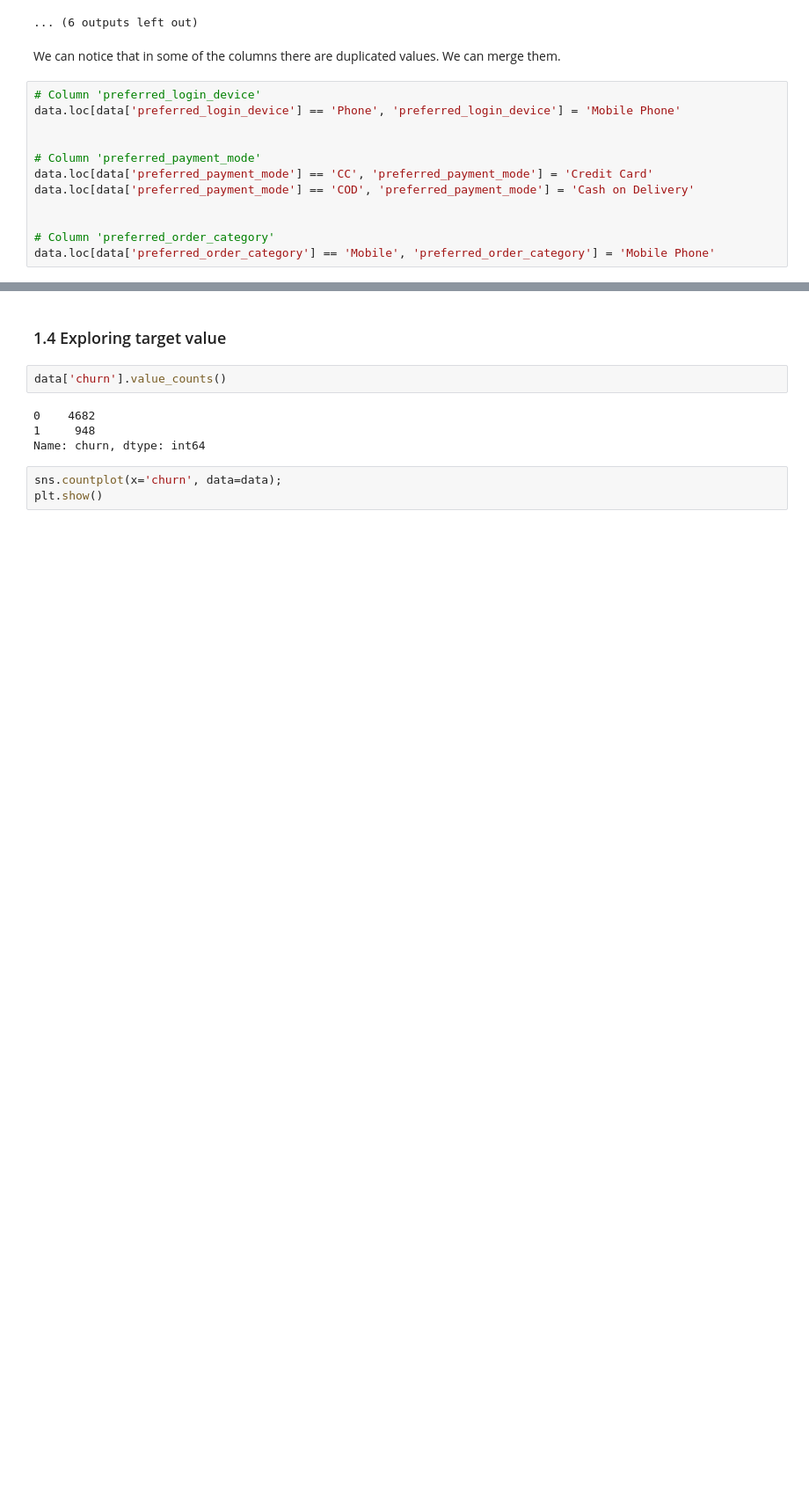
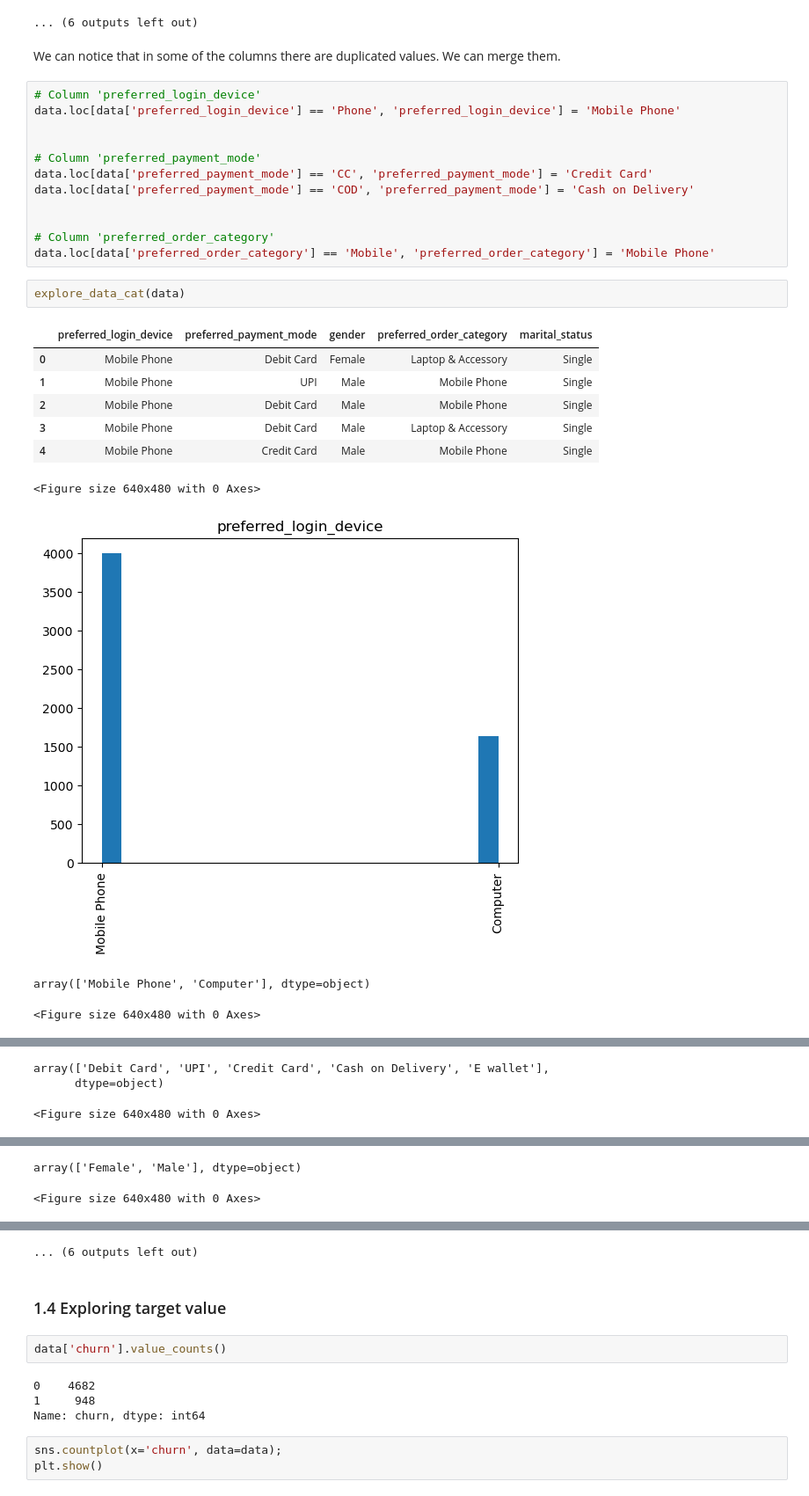
Before and after one commit to NovikovaJulia/mid-project, a Jupyter notebook: notebooks/Mid_Bootcamp_Project.ipynb, the cells around one changed output, grey strips where cells are left out. Shown at 88% size. Cells and saved outputs as stored; diff of their text form; blank space fills up the shorter version.

```diff
--- a/notebooks/Mid_Bootcamp_Project.ipynb
+++ b/notebooks/Mid_Bootcamp_Project.ipynb
@@ -352,3 +353,16 @@ data.loc[data['preferred_payment_mode'] == 'COD', 'preferred_payment_mode'] = 'C
 
 # Column 'preferred_order_category'
 data.loc[data['preferred_order_category'] == 'Mobile', 'preferred_order_category'] = 'Mobile Phone'
+# %%
+explore_data_cat(data)
+# %% [output]
+|  | preferred_login_device | preferred_payment_mode | gender | preferred_order_category | marital_status |
+| 0 | Mobile Phone | Debit Card | Female | Laptop & Accessory | Single |
+| 1 | Mobile Phone | UPI | Male | Mobile Phone | Single |
+| 2 | Mobile Phone | Debit Card | Male | Mobile Phone | Single |
+| 3 | Mobile Phone | Debit Card | Male | Laptop & Accessory | Single |
+| 4 | Mobile Phone | Credit Card | Male | Mobile Phone | Single |
+<Figure size 640x480 with 0 Axes>
+[figure, added]
+array(['Mobile Phone', 'Computer'], dtype=object)
+<Figure size 640x480 with 0 Axes>
@@ -354,0 +370,3 @@ data.loc[data['preferred_order_category'] == 'Mobile', 'preferred_order_category
+array(['Debit Card', 'UPI', 'Credit Card', 'Cash on Delivery', 'E wallet'],
+      dtype=object)
+<Figure size 640x480 with 0 Axes>
@@ -354,0 +374,2 @@ data.loc[data['preferred_order_category'] == 'Mobile', 'preferred_order_category
+array(['Female', 'Male'], dtype=object)
+<Figure size 640x480 with 0 Axes>
@@ -355,3 +377,4 @@ data.loc[data['preferred_order_category'] == 'Mobile', 'preferred_order_category
+... (6 outputs left out)
 # %% [markdown]
 <h3>1.4 Exploring target value</h3>
 # %%
```
Also changed, not shown: parts of 21 cells of this notebook, 4 other files.
